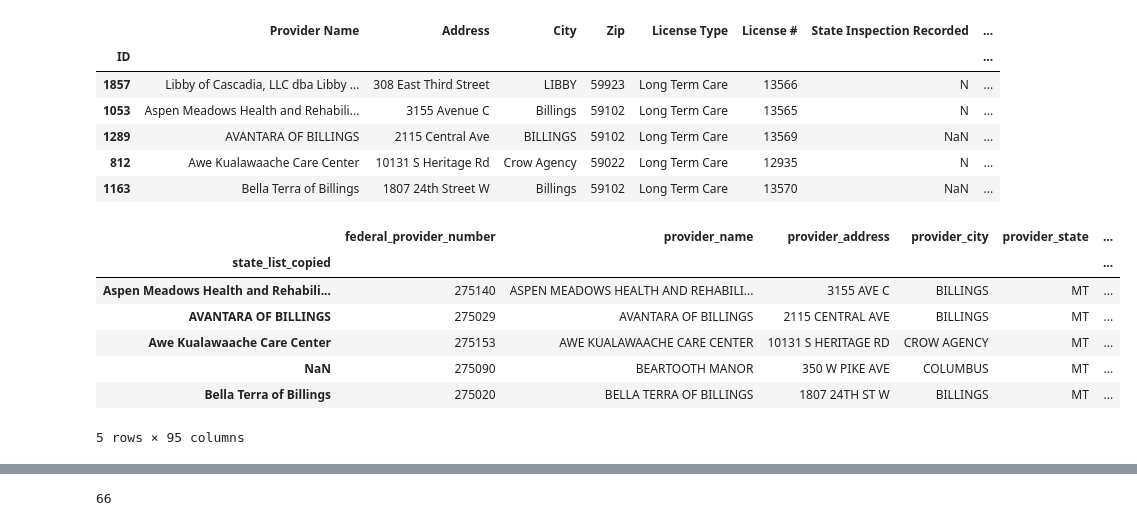
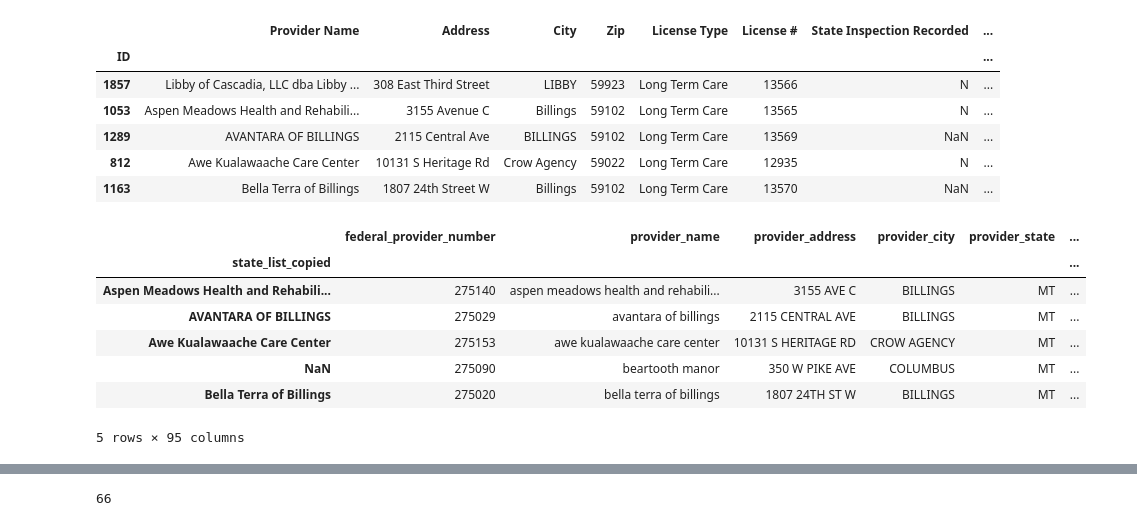
Before and after one commit to mfreyre/mtfp, a Jupyter notebook: longterm_nursinghome_data/Longterm Care Facilities Questions.ipynb, the cells around one changed output, grey strips where cells are left out. Cells and saved outputs as stored; diff of their text form; code cells hidden in the pictures.

Commit message:
string cleaning on facility names

```diff
--- a/longterm_nursinghome_data/Longterm Care Facilities Questions.ipynb
+++ b/longterm_nursinghome_data/Longterm Care Facilities Questions.ipynb
@@ -14,13 +15,14 @@ state_data.head()
 | 1163 | Bella Terra of Billings | 1807 24th Street W | Billings | 59102 | Long Term Care | 13570 | NaN | ... |
 # %%
 federal_data = pd.read_csv("federal_nursing_home_cms.csv",index_col=0)
+federal_data['provider_name'] = federal_data['provider_name'].str.lower().str.replace('.', '').str.replace('&', 'and')
 federal_data.head()
 # %% [output]
 |  | federal_provider_number | provider_name | provider_address | provider_city | provider_state | ... |
 | state_list_copied |  |  |  |  |  | ... |
-| Aspen Meadows Health and Rehabili... | 275140 | ASPEN MEADOWS HEALTH AND REHABILI... | 3155 AVE C | BILLINGS | MT | ... |
-| AVANTARA OF BILLINGS | 275029 | AVANTARA OF BILLINGS | 2115 CENTRAL AVE | BILLINGS | MT | ... |
-| Awe Kualawaache Care Center | 275153 | AWE KUALAWAACHE CARE CENTER | 10131 S HERITAGE RD | CROW AGENCY | MT | ... |
-| NaN | 275090 | BEARTOOTH MANOR | 350 W PIKE AVE | COLUMBUS | MT | ... |
-| Bella Terra of Billings | 275020 | BELLA TERRA OF BILLINGS | 1807 24TH ST W | BILLINGS | MT | ... |
+| Aspen Meadows Health and Rehabili... | 275140 | aspen meadows health and rehabili... | 3155 AVE C | BILLINGS | MT | ... |
+| AVANTARA OF BILLINGS | 275029 | avantara of billings | 2115 CENTRAL AVE | BILLINGS | MT | ... |
+| Awe Kualawaache Care Center | 275153 | awe kualawaache care center | 10131 S HERITAGE RD | CROW AGENCY | MT | ... |
+| NaN | 275090 | beartooth manor | 350 W PIKE AVE | COLUMBUS | MT | ... |
+| Bella Terra of Billings | 275020 | bella terra of billings | 1807 24TH ST W | BILLINGS | MT | ... |
 5 rows × 95 columns
```
Also changed, not shown: parts of 7 cells of this notebook.
